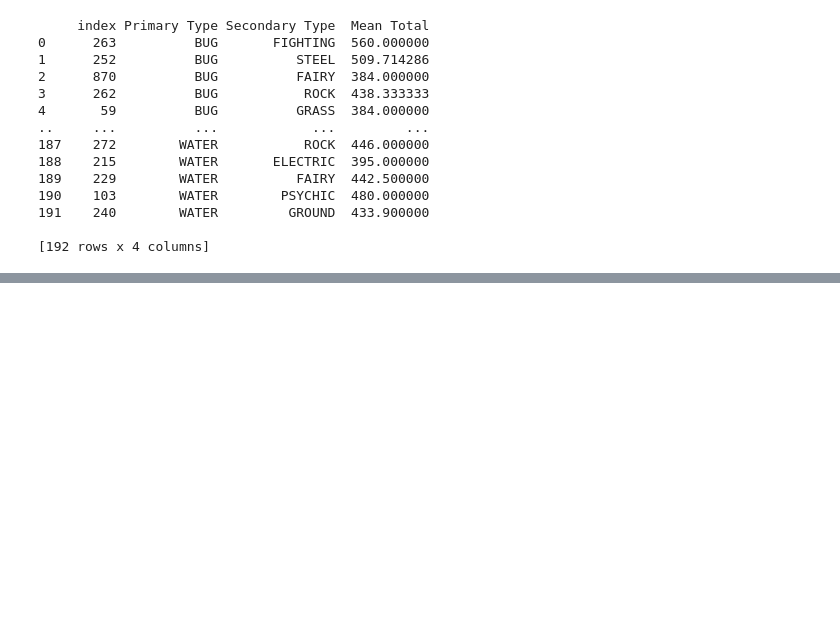
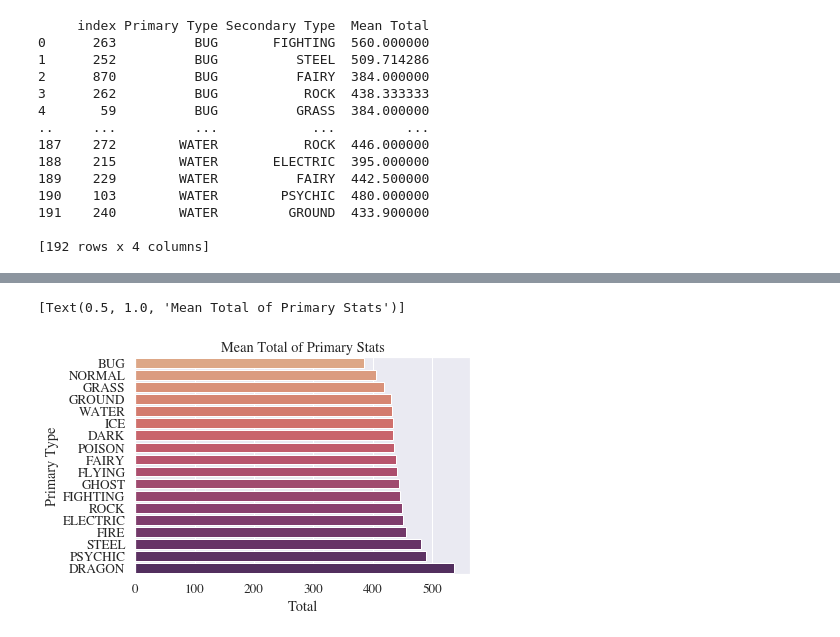
Before and after one commit to samdish7/COSC311, a Jupyter notebook: Projects/Project1/Pokemon.ipynb, the cells around one changed output, grey strips where cells are left out. Saved outputs shown, nothing was run; the diff lists cells and outputs as text; code cells hidden in the pictures; blank space fills up the shorter version.

Commit message:
pokemon update

```diff
--- a/Projects/Project1/Pokemon.ipynb
+++ b/Projects/Project1/Pokemon.ipynb
@@ -158,0 +184,4 @@ print(type_stats.sort_values('Mean Total').reset_index())
+# %%
+#print the stats of the primary types
+prime_stats = pokemon.groupby('Primary Type')[['Primary Type','Total']].mean().sort_values('Total')['Total']
+prime_stats
@@ -158,0 +209,10 @@ print(type_stats.sort_values('Mean Total').reset_index())
+# %%
+#plot them!
+s.set_theme(font_scale=1.2, font='Times')
+prime_plot = s.barplot(x=prime_stats, y=prime_stats.keys(), orient="h", palette='flare')
+prime_plot.set(xlabel='Total')
+prime_plot.set(ylabel='Primary Type')
+prime_plot.set(title='Mean Total of Primary Stats')
+# %% [output]
+[Text(0.5, 1.0, 'Mean Total of Primary Stats')]
+[figure, added]
```
Also changed, not shown: parts of 7 cells of this notebook.
